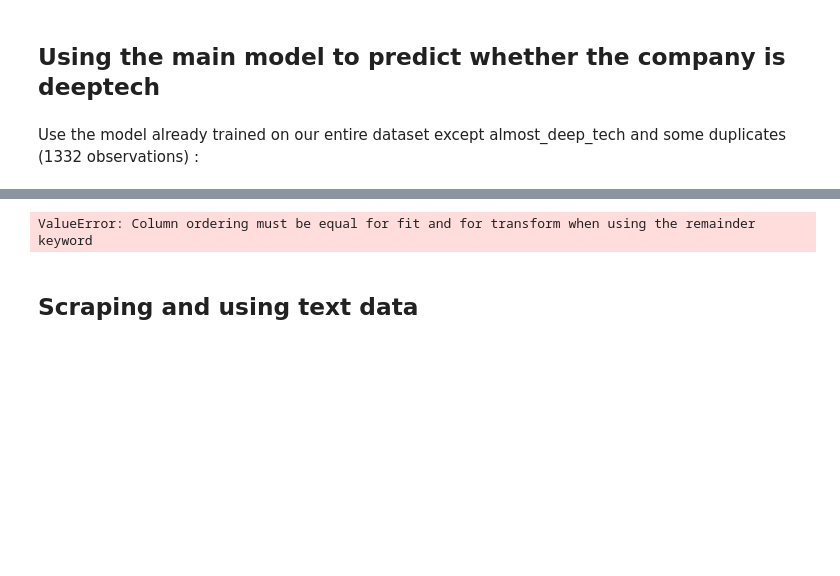
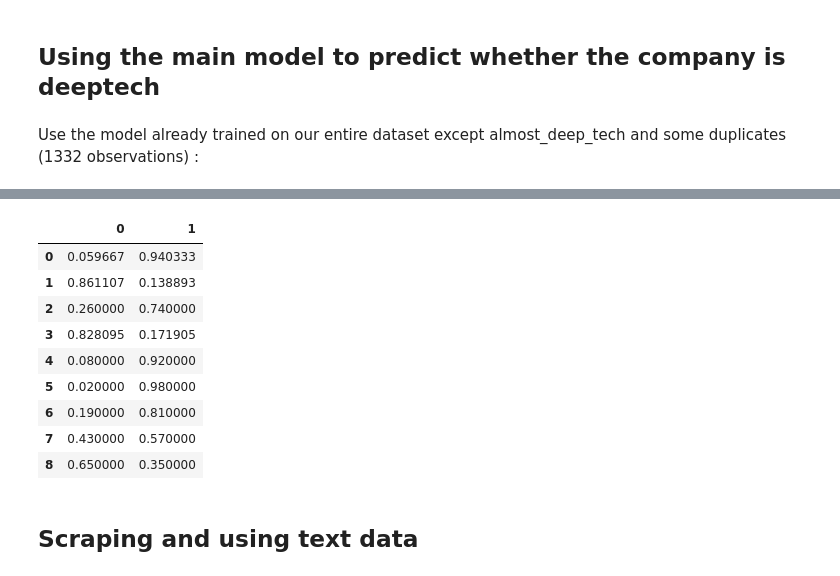
Before and after one commit to CoincoinNico/bpifrance_deeptech_analysis, a Jupyter notebook: documentation/Evaluating_new_companies.ipynb, the cells around one changed output, grey strips where cells are left out. Drawn from its saved outputs; the diff is of its cells as text; code cells hidden in the pictures; blank space fills up the shorter version.

Commit message:
updates to reconcile columns in Evaluating_new_companies.ipynb with those expected by pipeline

```diff
--- a/documentation/Evaluating_new_companies.ipynb
+++ b/documentation/Evaluating_new_companies.ipynb
@@ -379,7 +348,3 @@ degree_quant 0.0
 # %%
 final.drop(columns=['team'], inplace=True)
 #Remove 'team' after it was used to update phds.
-# %%
-#duplicating this column because it seems it has been called under a different name in an imputer
-final['employees_latest'] = final.employees_clean
-final
@@ -397,0 +355,7 @@ final
+# %%
+expected_columns = ['id', 'name', 'total_funding_source', 'employees', 'employees_latest',
+       'launch_year', 'growth_stage', 'linkedin_url', 'industries',
+       'investors', 'launch_year_clean', 'growth_stage_imputed',
+       'employees_clean', 'age', 'nb_patents', 'investors_type',
+       'health_industry', 'company_has_phd', 'proportion_technical',
+       'founder_from_institute', 'founder_has_phd', 'No_people_input']
@@ -398 +364,15 @@ final
+# %%
+final["launch_year_clean"] = final.launch_year # keeping both columns for consistency
+final["growth_stage_imputed"] = final.growth_stage # keeping both columns for consistency
+final['employees_clean'] = final.employees_latest # keeping both columns for consistency
+final['company_has_phd'] = (final['phd_total'] > 0).map(int)
+# encoding number of phds (taking into account the data not only from Dealroom but also dfrom LinkedIn)
+# as a yes/no feature
+
+final.rename(columns={"no_linkedin_data" : "No_people_input",
+                        "technical" : "proportion_technical"
+                        }, inplace=True)
+final.drop(columns=['deal_room_phd', 'employee__linkedin_count', 'founder_pat_pub', 'phd_linkedin',
+                        'technical_founder', 'phd_total'], inplace=True)
+final = pd.DataFrame(final, columns=expected_columns)
 # %% [markdown]
@@ -429,3 +409,7 @@ The pipeline will be able to approximate the missing data, using the average or
 ⚠️ If you have empty cells in any other fields, the model will throw an error, so make sure to fill them.
 
 In our example, all 9 firms have a growth_stage indicated in Dealroom, but **growth_stage and launch_year** are especially prone to be missing in Dealroom and must be checked.
+# %%
+# filling the NaN values in all columns that are not imputed by the pipeline
+final.fillna(value={'proportion_technical':0, 'founder_from_institute':0, 'founder_has_phd':0 },inplace=True)
+final.info()
@@ -448,9 +450,19 @@ import dill as pickle
 my_pipeline = pickle.load(open("../bpideep/bpideepmodelnew.pkl","rb"))
 # %%
 # Predict the Labels using the reloaded Model
-y_pred = my_pipeline.predict(final)
+y_pred = pd.DataFrame(my_pipeline.predict_proba(final), columns=['0','1'])
+y_pred
 # %% [output]
-ValueError: Column ordering must be equal for fit and for transform when using the remainder keyword
+|  | 0 | 1 |
+| 0 | 0.059667 | 0.940333 |
+| 1 | 0.861107 | 0.138893 |
+| 2 | 0.260000 | 0.740000 |
+| 3 | 0.828095 | 0.171905 |
+| 4 | 0.080000 | 0.920000 |
+| 5 | 0.020000 | 0.980000 |
+| 6 | 0.190000 | 0.810000 |
+| 7 | 0.430000 | 0.570000 |
+| 8 | 0.650000 | 0.350000 |
 # %% [markdown]
 ## Scraping and using text data
 # %% [markdown]
```
Also changed, not shown: parts of 15 cells of this notebook, 20 other files.
